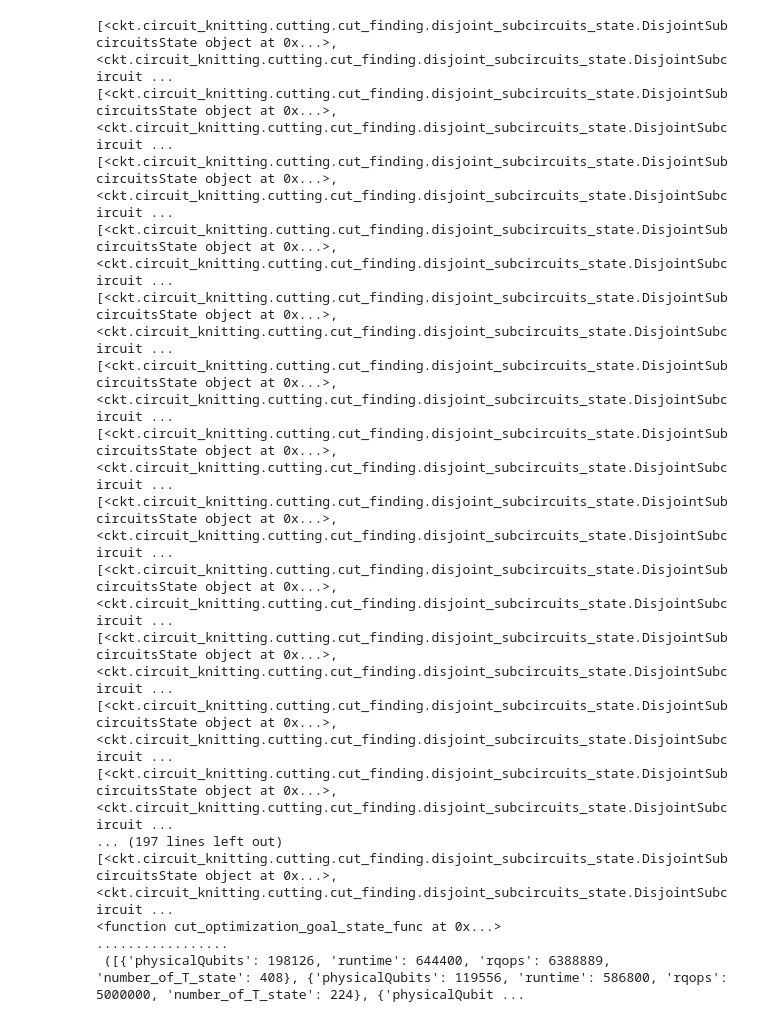
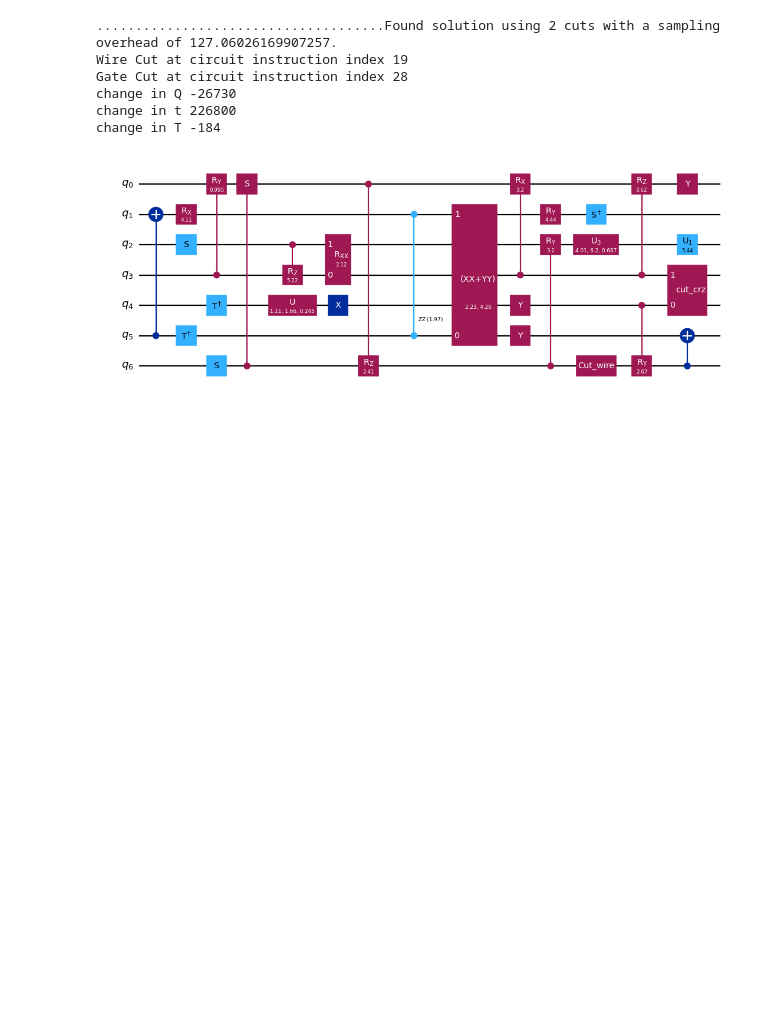
Before and after one commit to AprilSweettooth/Tailored-FT-CircuitCut, a Jupyter notebook: auto_cuts.ipynb, the cells around one changed output. Cells and saved outputs as stored; diff of their text form; code cells hidden in the pictures; blank space fills up the shorter version.

```diff
--- a/auto_cuts.ipynb
+++ b/auto_cuts.ipynb
@@ -21,33 +22,36 @@ backend = init_resource_estimator()
 # %%
 from ckt.circuit_knitting.cutting.automated_cut_finding import (
+    find_cuts,
     test,
     OptimizationParameters,
     DeviceConstraints,
 )
 
 # Specify settings for the cut-finding optimizer
 optimization_settings = OptimizationParameters(seed=111)
 
 # Specify the size of the QPUs available
 device_constraints = DeviceConstraints(qubits_per_subcircuit=4)
 
 # cut_circuit, metadata = find_cuts(circuit, optimization_settings, device_constraints)
-opt = test(circuit, backend, optimization_settings, device_constraints)
+cut_circuit, metadata = find_cuts(circuit, backend, optimization_settings, device_constraints)
+
+print(
+    f'Found solution using {len(metadata["cuts"])} cuts with a sampling '
+    f'overhead of {metadata["sampling_overhead"]}.'
+)
+for cut in metadata["cuts"]:
+    print(f"{cut[0]} at circuit instruction index {cut[1]}")
+print("change in Q", metadata["change_in_Q"])
+print("change in t", metadata["change_in_t"])
+print("change in T", metadata["change_in_T"])
+
+cut_circuit.draw("mpl", scale=0.8, fold=-1)
 # %% [output]
-[<ckt.circuit_knitting.cutting.cut_finding.disjoint_subcircuits_state.DisjointSubcircuitsState object at 0x...>, <ckt.circuit_knitting.cutting.cut_finding.disjoint_subcircuits_state.DisjointSubcircuit ...
-[<ckt.circuit_knitting.cutting.cut_finding.disjoint_subcircuits_state.DisjointSubcircuitsState object at 0x...>, <ckt.circuit_knitting.cutting.cut_finding.disjoint_subcircuits_state.DisjointSubcircuit ...
-[<ckt.circuit_knitting.cutting.cut_finding.disjoint_subcircuits_state.DisjointSubcircuitsState object at 0x...>, <ckt.circuit_knitting.cutting.cut_finding.disjoint_subcircuits_state.DisjointSubcircuit ...
-[<ckt.circuit_knitting.cutting.cut_finding.disjoint_subcircuits_state.DisjointSubcircuitsState object at 0x...>, <ckt.circuit_knitting.cutting.cut_finding.disjoint_subcircuits_state.DisjointSubcircuit ...
-[<ckt.circuit_knitting.cutting.cut_finding.disjoint_subcircuits_state.DisjointSubcircuitsState object at 0x...>, <ckt.circuit_knitting.cutting.cut_finding.disjoint_subcircuits_state.DisjointSubcircuit ...
-[<ckt.circuit_knitting.cutting.cut_finding.disjoint_subcircuits_state.DisjointSubcircuitsState object at 0x...>, <ckt.circuit_knitting.cutting.cut_finding.disjoint_subcircuits_state.DisjointSubcircuit ...
-[<ckt.circuit_knitting.cutting.cut_finding.disjoint_subcircuits_state.DisjointSubcircuitsState object at 0x...>, <ckt.circuit_knitting.cutting.cut_finding.disjoint_subcircuits_state.DisjointSubcircuit ...
-[<ckt.circuit_knitting.cutting.cut_finding.disjoint_subcircuits_state.DisjointSubcircuitsState object at 0x...>, <ckt.circuit_knitting.cutting.cut_finding.disjoint_subcircuits_state.DisjointSubcircuit ...
-[<ckt.circuit_knitting.cutting.cut_finding.disjoint_subcircuits_state.DisjointSubcircuitsState object at 0x...>, <ckt.circuit_knitting.cutting.cut_finding.disjoint_subcircuits_state.DisjointSubcircuit ...
-[<ckt.circuit_knitting.cutting.cut_finding.disjoint_subcircuits_state.DisjointSubcircuitsState object at 0x...>, <ckt.circuit_knitting.cutting.cut_finding.disjoint_subcircuits_state.DisjointSubcircuit ...
-[<ckt.circuit_knitting.cutting.cut_finding.disjoint_subcircuits_state.DisjointSubcircuitsState object at 0x...>, <ckt.circuit_knitting.cutting.cut_finding.disjoint_subcircuits_state.DisjointSubcircuit ...
-[<ckt.circuit_knitting.cutting.cut_finding.disjoint_subcircuits_state.DisjointSubcircuitsState object at 0x...>, <ckt.circuit_knitting.cutting.cut_finding.disjoint_subcircuits_state.DisjointSubcircuit ...
-... (197 lines left out)
-[<ckt.circuit_knitting.cutting.cut_finding.disjoint_subcircuits_state.DisjointSubcircuitsState object at 0x...>, <ckt.circuit_knitting.cutting.cut_finding.disjoint_subcircuits_state.DisjointSubcircuit ...
-<function cut_optimization_goal_state_func at 0x...>
-.................
- ([{'physicalQubits': 198126, 'runtime': 644400, 'rqops': 6388889, 'number_of_T_state': 408}, {'physicalQubits': 119556, 'runtime': 586800, 'rqops': 5000000, 'number_of_T_state': 224}, {'physicalQubit ...
+.....................................Found solution using 2 cuts with a sampling overhead of 127.06026169907257.
+Wire Cut at circuit instruction index 19
+Gate Cut at circuit instruction index 28
+change in Q -26730
+change in t 226800
+change in T -184
+[figure, added]
```
Also changed, not shown: parts of 1 cell of this notebook, 6 other files.
